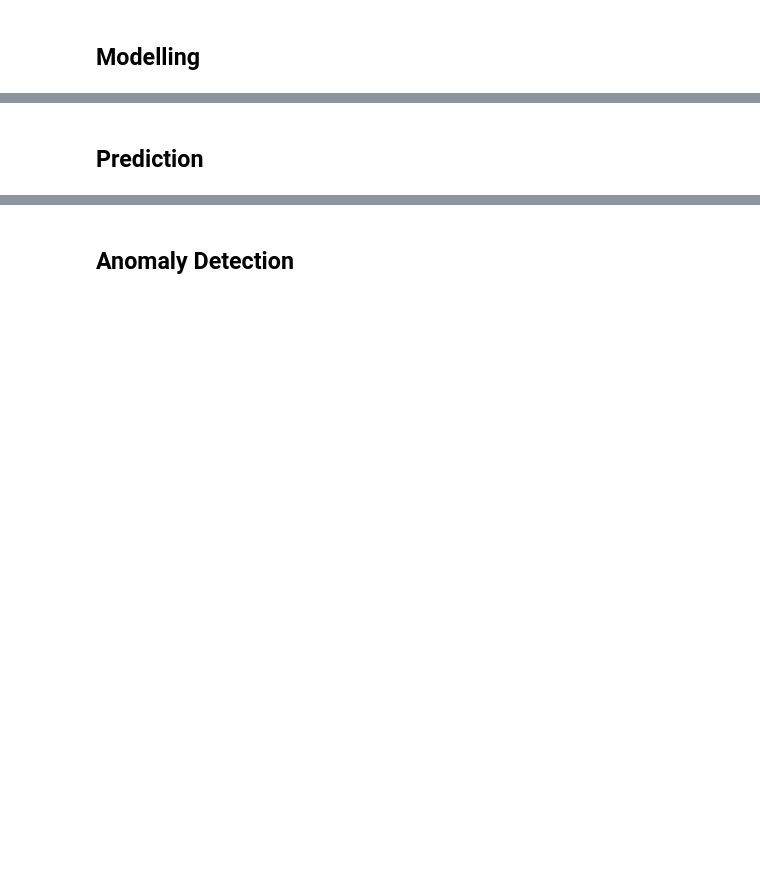
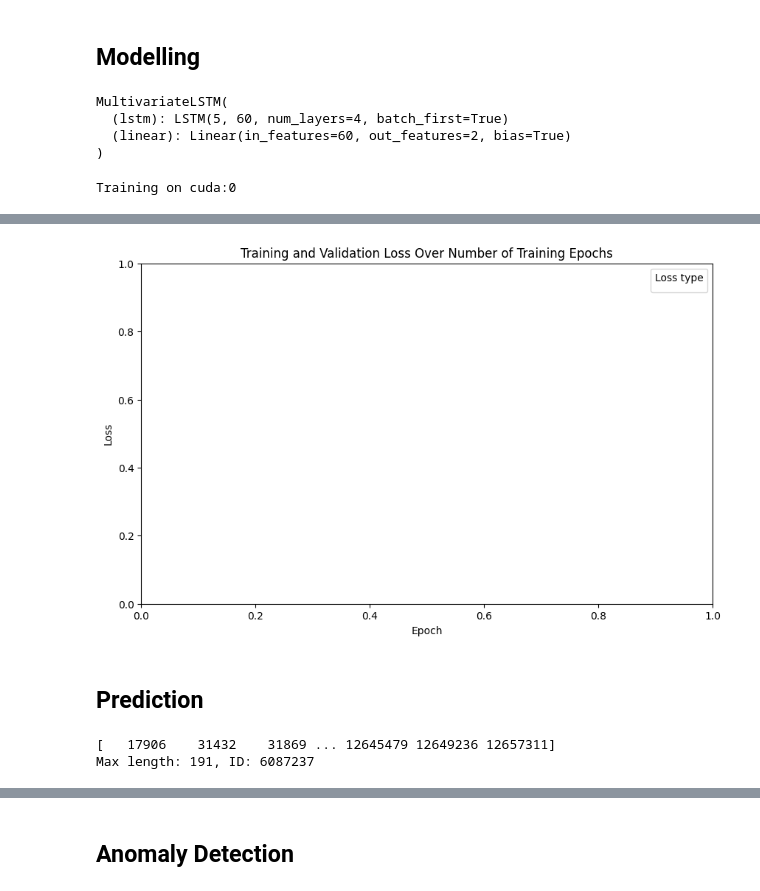
Before and after one commit to SebastianRokholt/Machine-Teaching-for-XAI--TimeSeries-Models, a Jupyter notebook: Notebooks/03__Modelling.ipynb, the cells around one changed output, grey strips where cells are left out. Cells and saved outputs as stored; diff of their text form; code cells hidden in the pictures; blank space fills up the shorter version.

Commit message:
Implemented group-aware data split

```diff
--- a/Notebooks/03__Modelling.ipynb
+++ b/Notebooks/03__Modelling.ipynb
@@ -51,7 +69,7 @@ def split_data(df, test_size=0.2, validation_size=0.1):
 train_df, val_df, test_df = split_data(df)
 # %%
 # Performs data normalisation
-features = ['power', 'soc', 'minutes_elapsed']
+features = ['minutes_elapsed', 'power', 'soc', 'temp', 'nominal_power']
 scaler = MinMaxScaler(feature_range=(0, 1))
 train_df[features] = scaler.fit_transform(train_df[features])  # Only fits the scaler on training data (Prevents info leakage)
 val_df[features] = scaler.transform(val_df[features])
@@ -62,7 +86,7 @@ def create_sequences(df, sequence_length=5):
     all_xs = []
     all_ys = []
     for session_id, session_df in df.groupby('charging_id', observed=False):
-        session_features = session_df[['power', 'soc', 'minutes_elapsed']].values
+        session_features = session_df[features].values
         session_targets = session_df[['power', 'soc']].values
 
         xs, ys = [], []
@@ -132,6 +174,9 @@ def train_model(model, train_loader, val_loader, num_epochs=100, learning_rate=0
     model.train()
     criterion = nn.MSELoss()
     optimizer = torch.optim.Adam(model.parameters(), lr=learning_rate)
+    # Define a scheduler that reduces the LR by a factor of 0.1 if the validation loss doesn't improve for 5 epochs
+    scheduler = torch.optim.lr_scheduler.ReduceLROnPlateau(optimizer, mode='min', factor=0.1, patience=5, verbose=True)
+
 
     if plot_loss == True:
         # For plotting
@@ -164,13 +209,18 @@ def train_model(model, train_loader, val_loader, num_epochs=100, learning_rate=0
         avg_epoch_val_loss = epoch_val_loss / len(val_loader)
         avg_epoch_train_loss = epoch_train_loss / len(train_loader)
 
+        # Steps the scheduler
+        scheduler.step(avg_epoch_val_loss)
+
         # Print the epoch's average loss every 5 epochs
         if (epoch + 1) % 5 == 0:
-            print(f'Epoch {epoch+1}, Training loss: {avg_epoch_train_loss}, Validation Loss: {avg_epoch_val_loss}')
-        if plot_loss == True and epoch > 5:  # I don't want to plot the first few epochs because loss is very high
-            # Store loss for plotting purposes
-            train_losses.append(avg_epoch_train_loss)
-            val_losses.append(avg_epoch_val_loss)
+            curr_lr = optimizer.param_groups[0]["lr"]
+            print(f'Epoch {epoch+1}, LR: {curr_lr}, Training loss: {avg_epoch_train_loss},'
+                  f'Validation Loss: {avg_epoch_val_loss}')
+        # if plot_loss == True and epoch > 5:  # I don't want to plot the first few epochs because loss is very high
+        #     # Store loss for plotting purposes
+        #     train_losses.append(avg_epoch_train_loss)
+        #     val_losses.append(avg_epoch_val_loss)
 
         model.train()  # Set model back to train mode before loading next batch
 
@@ -195,7 +245,7 @@ def train_model(model, train_loader, val_loader, num_epochs=100, learning_rate=0
         plt.show()
 # %%
 # Setting the model hyperparameters
-input_size = 3  # power, soc, minutes_elapsed
+input_size = len(features)  # power, soc, minutes_elapsed, temperature and nominal power
 hidden_layer_size = 60
 output_size = 2  # Predicting power and soc for the next time step
 num_layers = 4  # Number of LSTM layers
@@ -204,9 +254,16 @@ num_layers = 4  # Number of LSTM layers
 model = MultivariateLSTM(input_size, hidden_layer_size, output_size, num_layers)
 device = torch.device("cuda:0" if torch.cuda.is_available() else "cpu")
 model.to(device)
+# %% [output]
+MultivariateLSTM(
+  (lstm): LSTM(5, 60, num_layers=4, batch_first=True)
+  (linear): Linear(in_features=60, out_features=2, bias=True)
+)
 # %%
 # Running the training loop
-model_path = '.\Models\LSTM_model_2.pth'
-# print(f"Training on {device}")
-# train_model(model, train_loader, val_loader, num_epochs=150, plot_loss=True)
-# torch.save(model.state_dict(), model_path)
+model_path = '../Models/LSTM_model_3.pth'
+print(f"Training on {device}")
+train_model(model, train_loader, val_loader, num_epochs=50, plot_loss=True)
+torch.save(model.state_dict(), model_path)
+# %% [output]
+Training on cuda:0
@@ -213,8 +281,9 @@ model_path = '.\Models\LSTM_model_2.pth'
+[figure, added]
 # %% [markdown]
 ## Prediction
 # %%
 # Find the longest sequence in the test data
-test_session_ids = test_df["id"].unique()
+test_session_ids = test_df["charging_id"].unique()
 print(test_session_ids)
 
 # Filter the test DataFrame for the selected session
@@ -222,12 +291,15 @@ max_id = 0
 max_len = 0
 for i in range(len(test_session_ids)):
     selected_sessions_id = test_session_ids[i]
-    selected_sessions_df = test_df[test_df['id'] == selected_sessions_id]
+    selected_sessions_df = test_df[test_df['charging_id'] == selected_sessions_id]
     if len(selected_sessions_df) > max_len:
         max_len = len(selected_sessions_df)
         max_id = selected_sessions_id
 
 print(f"Max length: {max_len}, ID: {max_id}")
+# %% [output]
+[   17906    31432    31869 ... 12645479 12649236 12657311]
+Max length: 191, ID: 6087237
 # %%
 # Selecting a random charging sessions
 # test_session_ids = test_df["id"].unique()
```
Also changed, not shown: parts of 11 cells of this notebook, 1 other file.
